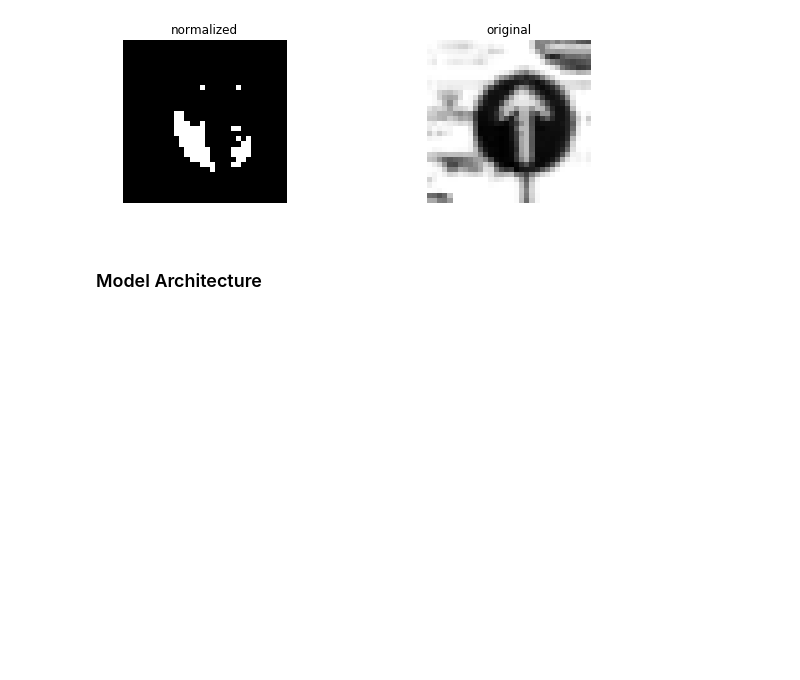
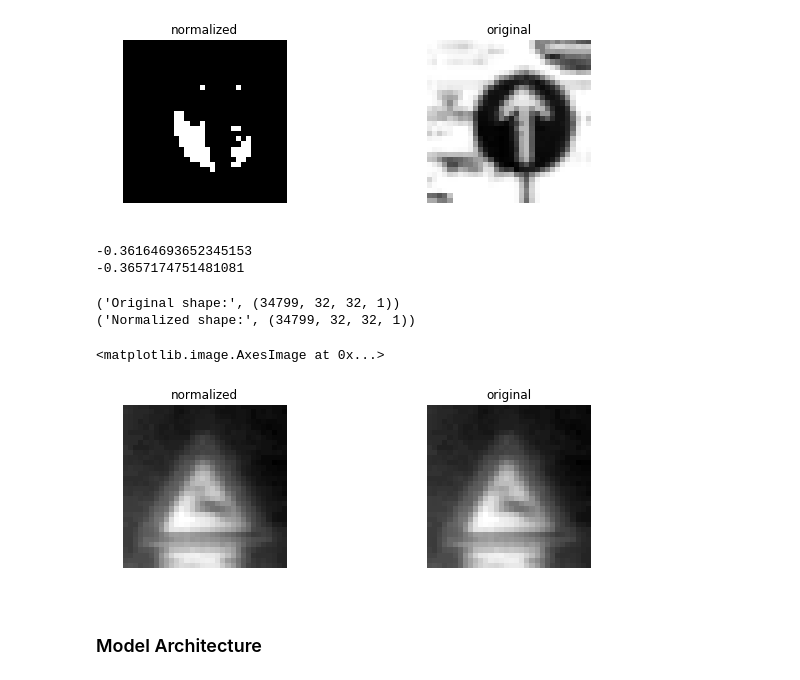
Before and after one commit to kaleem94/CarND-Traffic-Sign-Classifier-Project, a Jupyter notebook: Traffic_Sign_Classifier.ipynb, the cells around one changed output. Drawn from its saved outputs; the diff is of its cells as text; code cells hidden in the pictures; blank space fills up the shorter version.

```diff
--- a/Traffic_Sign_Classifier.ipynb
+++ b/Traffic_Sign_Classifier.ipynb
@@ -246,6 +246,36 @@ axs[1].imshow(X_train[n1].squeeze(), cmap='gray')
 ('Normalized shape:', (34799, 32, 32, 1))
 <matplotlib.image.AxesImage at 0x...>
 [figure]
+# %%
+X_train_normalized = (X_train - 128.0)/128.0
+X_test_normalized = (X_test - 128.0)/128.0
+X_valid_normalized = (X_valid - 128.0)/128.0
+
+print(np.mean(X_train_normalized))
+print(np.mean(X_test_normalized))
+# %% [output]
+-0.36164693652345153
+-0.3657174751481081
+# %%
+print("Original shape:", X_train.shape)
+print("Normalized shape:", X_train_normalized.shape)
+fig, axs = plt.subplots(1,2, figsize=(10, 3))
+#axs = axs.ravel()
+
+n1 = 22
+
+axs[1].axis('off')
+axs[1].set_title('normalized')
+axs[1].imshow(X_train_normalized[n1].squeeze(), cmap='gray')
+
+axs[0].axis('off')
+axs[0].set_title('original')
+axs[0].imshow(X_train[n1].squeeze(), cmap='gray')
+# %% [output]
+('Original shape:', (34799, 32, 32, 1))
+('Normalized shape:', (34799, 32, 32, 1))
+<matplotlib.image.AxesImage at 0x...>
+[figure, added]
 # %% [markdown]
 ### Model Architecture
 # %%
```
Also changed, not shown: parts of 1 cell of this notebook, 3 other files.
